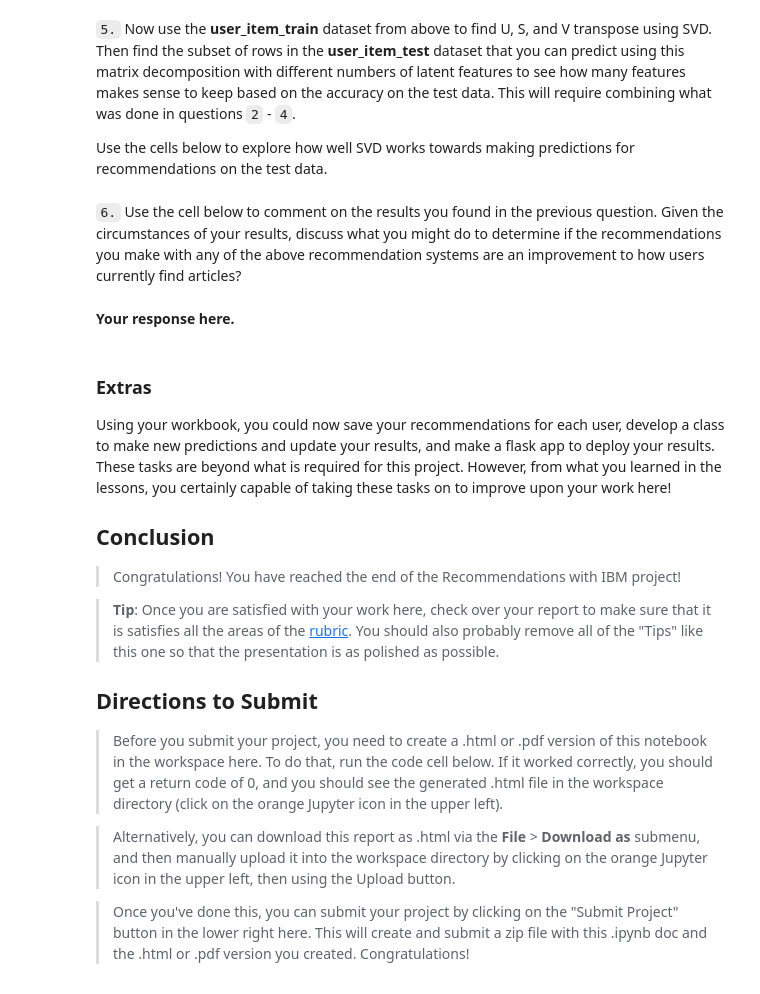
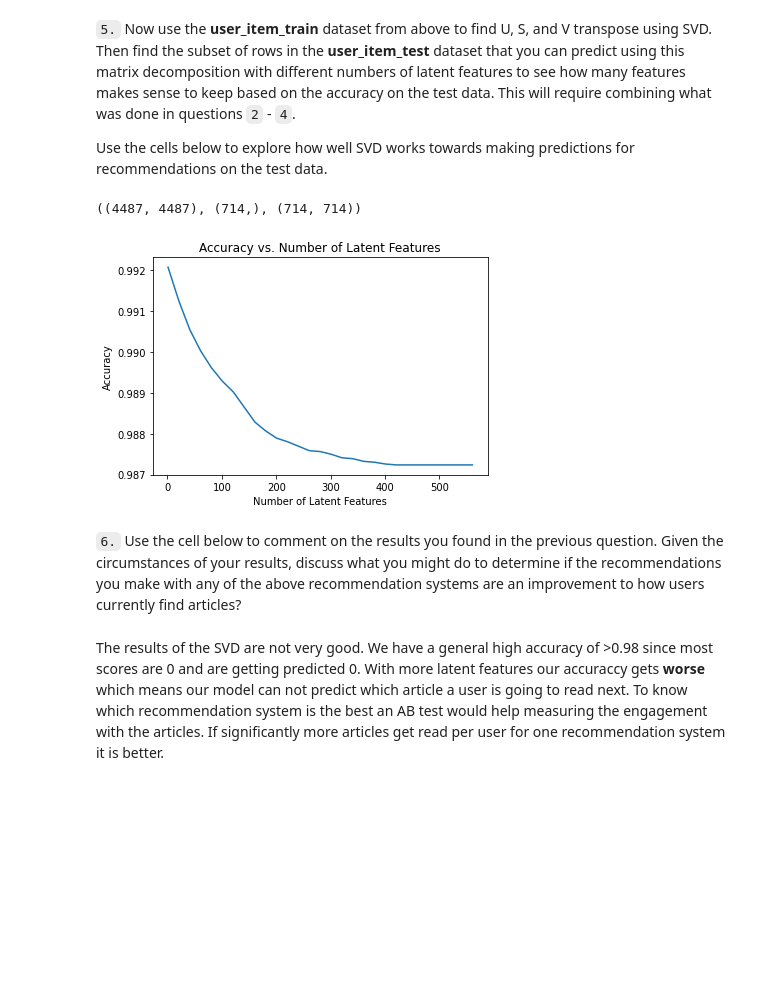
Before and after one commit to Jannis12324/recommendations_for_IBM_plattform, a Jupyter notebook: Recommendations_with_IBM.ipynb, the cells around one changed output. Saved outputs shown, nothing was run; the diff lists cells and outputs as text; code cells hidden in the pictures; blank space fills up the shorter version.

Commit message:
feat: SVD for articles recommendation

```diff
--- a/Recommendations_with_IBM.ipynb
+++ b/Recommendations_with_IBM.ipynb
@@ -752,7 +746,10 @@ def create_test_and_train_user_item(df_train, df_test):
     test_arts - all of the test article ids
 
     '''
-    # Your code here
+    user_item_train = df_train.groupby(["user_id", "article_id"])["title"].count().unstack().fillna(0)
+    user_item_test = df_test.groupby(["user_id", "article_id"])["title"].count().unstack().fillna(0)
+    test_idx = list(user_item_test.index)
+    test_arts = list(user_item_test.columns)
 
     return user_item_train, user_item_test, test_idx, test_arts
 
@@ -779,31 +803,48 @@ t.sol_4_test(sol_4_dict)
 Use the cells below to explore how well SVD works towards making predictions for recommendations on the test data.
 # %%
 # fit SVD on the user_item_train matrix
-u_train, s_train, vt_train = # fit svd similar to above then use the cells below
+u_train, s_train, vt_train = np.linalg.svd(user_item_train) # fit svd similar to above then use the cells below
 # %%
 # Use these cells to see how well you can use the training
 # decomposition to predict on test data
+u_train.shape, s_train.shape, vt_train.shape
+# %% [output]
+((4487, 4487), (714,), (714, 714))
+# %%
+# Reduce to the users we can make predictions for
+u_test = pd.DataFrame(u_train) # convert to dataframe for subsetting
+u_test.index += 1 # start indexing at 1 since user ids start at 1
+u_test = u_test.query("index in @test_users") # reduce to the users in test dataset
+u_test = np.array(u_test) # convert back to array
+# %%
+#  Get the articles for the test set
+test_articles = user_item_test.columns
+cols = user_item_train.columns.isin(test_articles)
+vt_test = vt_train[ : , cols]
+# %%
+num_latent_feats = np.arange(1,574,20)
+sum_errs = []
+
+for k in num_latent_feats:
+    # restructure with k latent features
+    s_new, u_new, vt_new = np.diag(s_train[:k]), u_test[:, :k], vt_test[:k, :]
+
+    # take dot product
+    user_item_est = np.around(np.dot(np.dot(u_new, s_new), vt_new))
+
+    # compute error for each prediction to actual value
+    diffs = np.subtract(user_item_test.query("index in @test_users"), user_item_est)
+
+    # total errors and keep track of them
+    err = np.sum(np.sum(np.abs(diffs)))
+    sum_errs.append(err)
+
+
+plt.plot(num_latent_feats, 1 - np.array(sum_errs)/df.shape[0]);
+plt.xlabel('Number of Latent Features');
+plt.ylabel('Accuracy');
+plt.title('Accuracy vs. Number of Latent Features');
+# %% [output]
+[figure, added]
 # %% [markdown]
 `6.` Use the cell below to comment on the results you found in the previous question. Given the circumstances of your results, discuss what you might do to determine if the recommendations you make with any of the above recommendation systems are an improvement to how users currently find articles?
-# %% [markdown]
-**Your response here.**
-# %% [markdown]
-<a id='conclusions'></a>
-### Extras
-Using your workbook, you could now save your recommendations for each user, develop a class to make new predictions and update your results, and make a flask app to deploy your results.  These tasks are beyond what is required for this project.  However, from what you learned in the lessons, you certainly capable of taking these tasks on to improve upon your work here!
-
-
-## Conclusion
-
-> Congratulations!  You have reached the end of the Recommendations with IBM project!
-
-> **Tip**: Once you are satisfied with your work here, check over your report to make sure that it is satisfies all the areas of the [rubric](https://review.udacity.com/#!/rubrics/2322/view). You should also probably remove all of the "Tips" like this one so that the presentation is as polished as possible.
-
-
-## Directions to Submit
-
-> Before you submit your project, you need to create a .html or .pdf version of this notebook in the workspace here. To do that, run the code cell below. If it worked correctly, you should get a return code of 0, and you should see the generated .html file in the workspace directory (click on the orange Jupyter icon in the upper left).
-
-> Alternatively, you can download this report as .html via the **File** > **Download as** submenu, and then manually upload it into the workspace directory by clicking on the orange Jupyter icon in the upper left, then using the Upload button.
-
-> Once you've done this, you can submit your project by clicking on the "Submit Project" button in the lower right here. This will create and submit a zip file with this .ipynb doc and the .html or .pdf version you created. Congratulations!
@@ -812,0 +851,2 @@ call(['python', '-m', 'nbconvert', 'Recommendations_with_IBM.ipynb'])
+# %% [markdown]
+The results of the SVD are not very good. We have a general high accuracy of >0.98 since most scores are 0 and are getting predicted 0. With more latent features our accuraccy gets **worse** which means our model can not predict which article a user is going to read next. To know which recommendation system is the best an AB test would help measuring the engagement with the articles. If significantly more articles get read per user for one recommendation system it is better.
```
Also changed, not shown: parts of 10 cells of this notebook.
